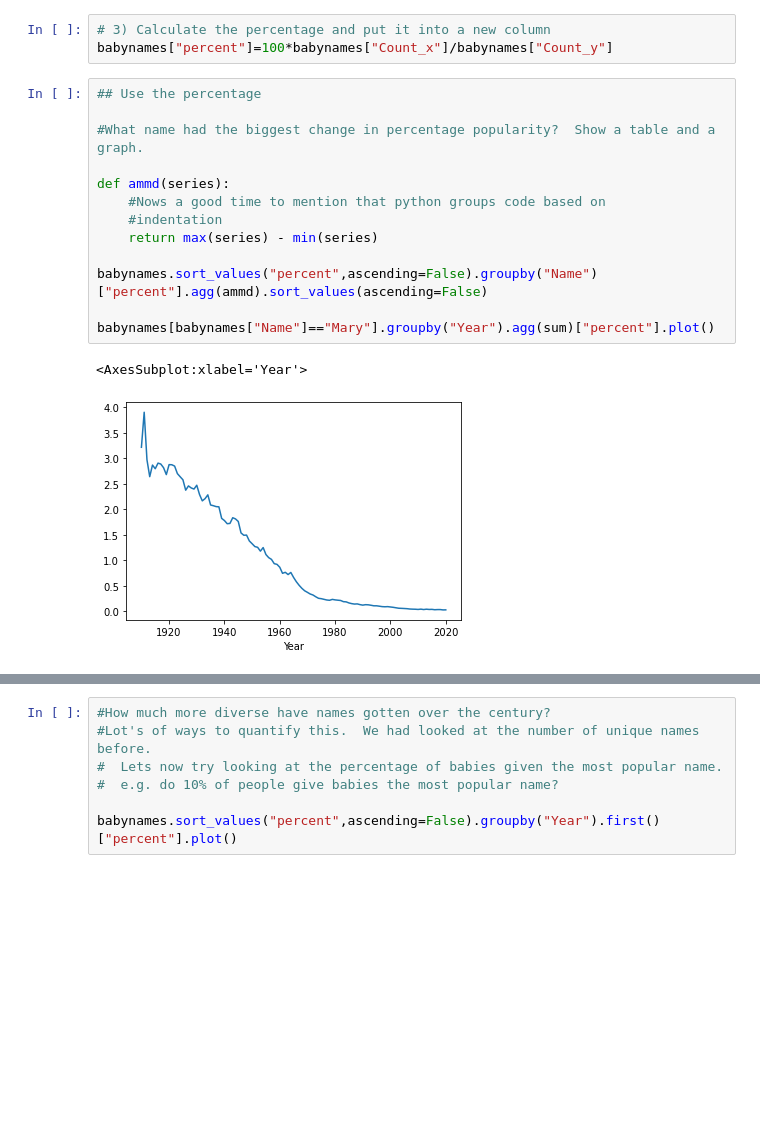
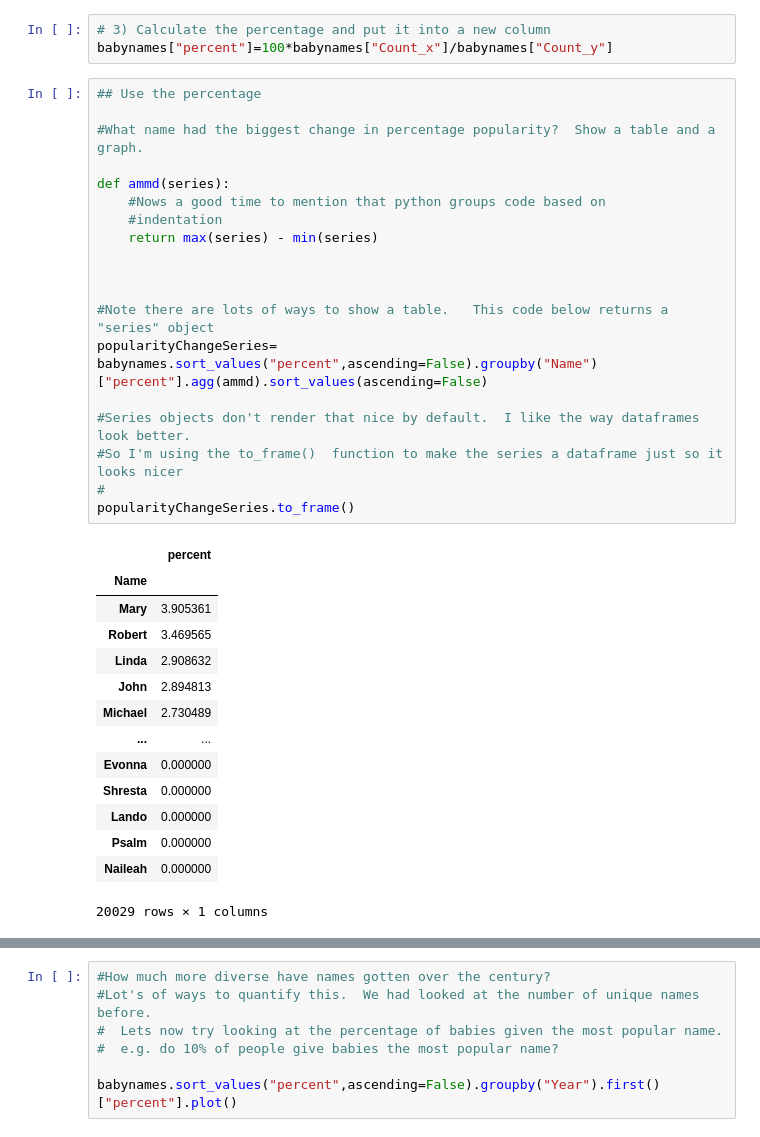
Before and after one commit to aleslab/PS4106_2022-23, a Jupyter notebook: week_4/Pandas-3-MultipleDatasets-with-answers.ipynb, the cells around one changed output, grey strips where cells are left out. Cells and saved outputs as stored; diff of their text form; blank space fills up the shorter version.

```diff
--- a/week_4/Pandas-3-MultipleDatasets-with-answers.ipynb
+++ b/week_4/Pandas-3-MultipleDatasets-with-answers.ipynb
@@ -1004,16 +1004,34 @@ babynames["percent"]=100*babynames["Count_x"]/babynames["Count_y"]
 # %%
 ## Use the percentage
 
 #What name had the biggest change in percentage popularity?  Show a table and a graph.
 
 def ammd(series):
     #Nows a good time to mention that python groups code based on
     #indentation
     return max(series) - min(series)
 
-babynames.sort_values("percent",ascending=False).groupby("Name")["percent"].agg(ammd).sort_values(ascending=False)
 
-babynames[babynames["Name"]=="Mary"].groupby("Year").agg(sum)["percent"].plot()
+
+#Note there are lots of ways to show a table.   This code below returns a "series" object
+popularityChangeSeries= babynames.sort_values("percent",ascending=False).groupby("Name")["percent"].agg(ammd).sort_values(ascending=False)
+
+#Series objects don't render that nice by default.  I like the way dataframes look better.
+#So I'm using the to_frame()  function to make the series a dataframe just so it looks nicer
+#
+popularityChangeSeries.to_frame()
 # %% [output]
+|  | percent |
+| Name |  |
+| Mary | 3.905361 |
+| Robert | 3.469565 |
+| Linda | 2.908632 |
+| John | 2.894813 |
+| Michael | 2.730489 |
+| ... | ... |
+| Evonna | 0.000000 |
+| Shresta | 0.000000 |
+| Lando | 0.000000 |
+| Psalm | 0.000000 |
+| Naileah | 0.000000 |
-<AxesSubplot:xlabel='Year'>
+20029 rows × 1 columns
-[figure, removed]
```
Also changed, not shown: parts of 3 cells of this notebook.
